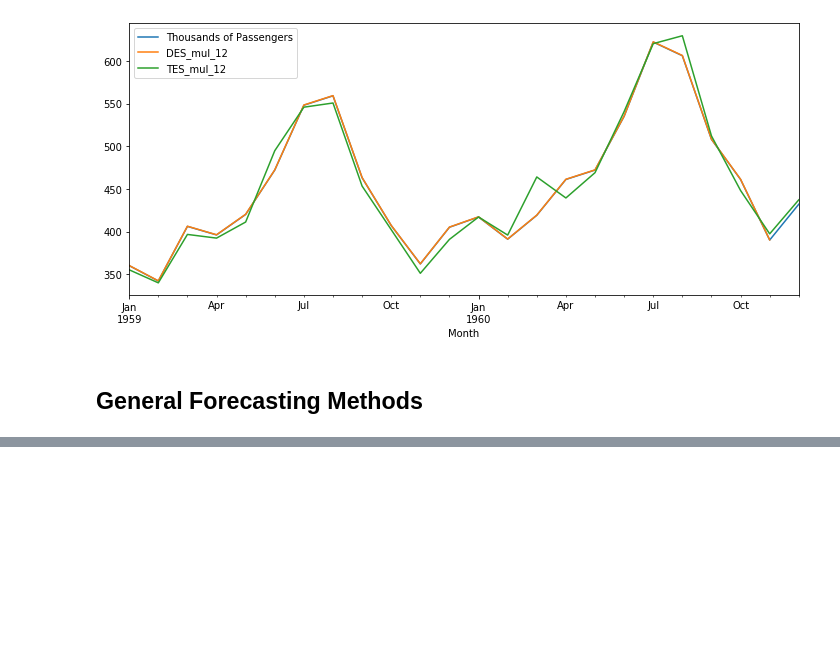
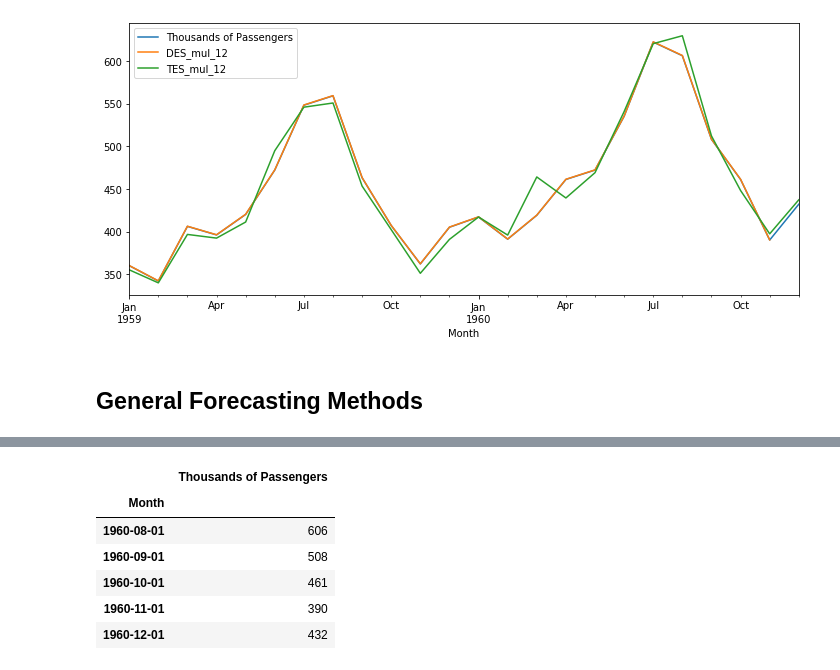
Before and after one commit to christianthieme/Python-for-Time-Series-Data-Analysis, a Jupyter notebook: Pandas for Time Series Analysis.ipynb, the cells around one changed output, grey strips where cells are left out. Cells and saved outputs as stored; diff of their text form; code cells hidden in the pictures; blank space fills up the shorter version.

```diff
--- a/Pandas for Time Series Analysis.ipynb
+++ b/Pandas for Time Series Analysis.ipynb
@@ -623,3 +623,6 @@ airline[['Thousands of Passengers', 'DES_mul_12','TES_mul_12']].iloc[-24:].plot(
 [figure]
 # %% [markdown]
 ## General Forecasting Methods
+# %%
+df = pd.read_csv(r'C:\Users\chris\OneDrive\Personal Python Projects\UDEMY_TSA_FINAL\Data\airline_passengers.csv', index_col = 'Month', parse_dates= True)
+df.head()
@@ -625,0 +639,10 @@ airline[['Thousands of Passengers', 'DES_mul_12','TES_mul_12']].iloc[-24:].plot(
+# %%
+df.tail()
+# %% [output]
+|  | Thousands of Passengers |
+| Month |  |
+| 1960-08-01 | 606 |
+| 1960-09-01 | 508 |
+| 1960-10-01 | 461 |
+| 1960-11-01 | 390 |
+| 1960-12-01 | 432 |
```
Also changed, not shown: parts of 15 cells of this notebook.
